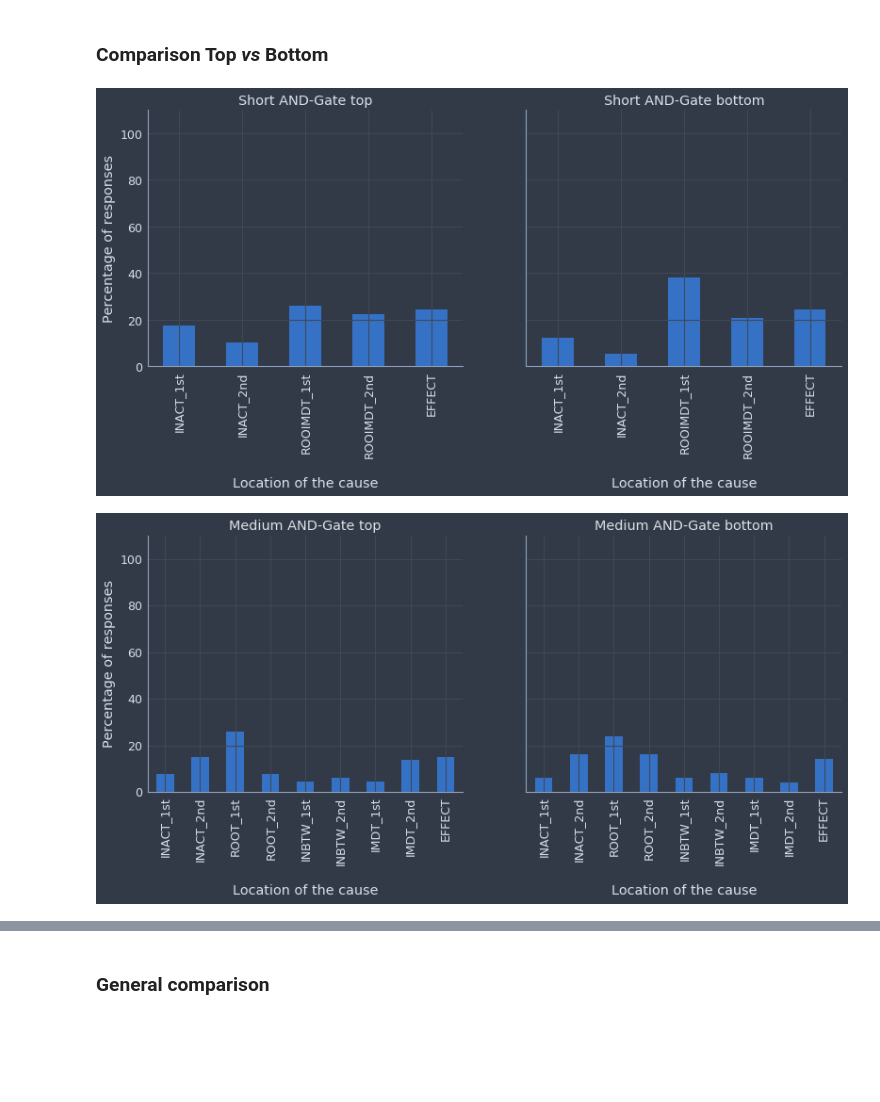
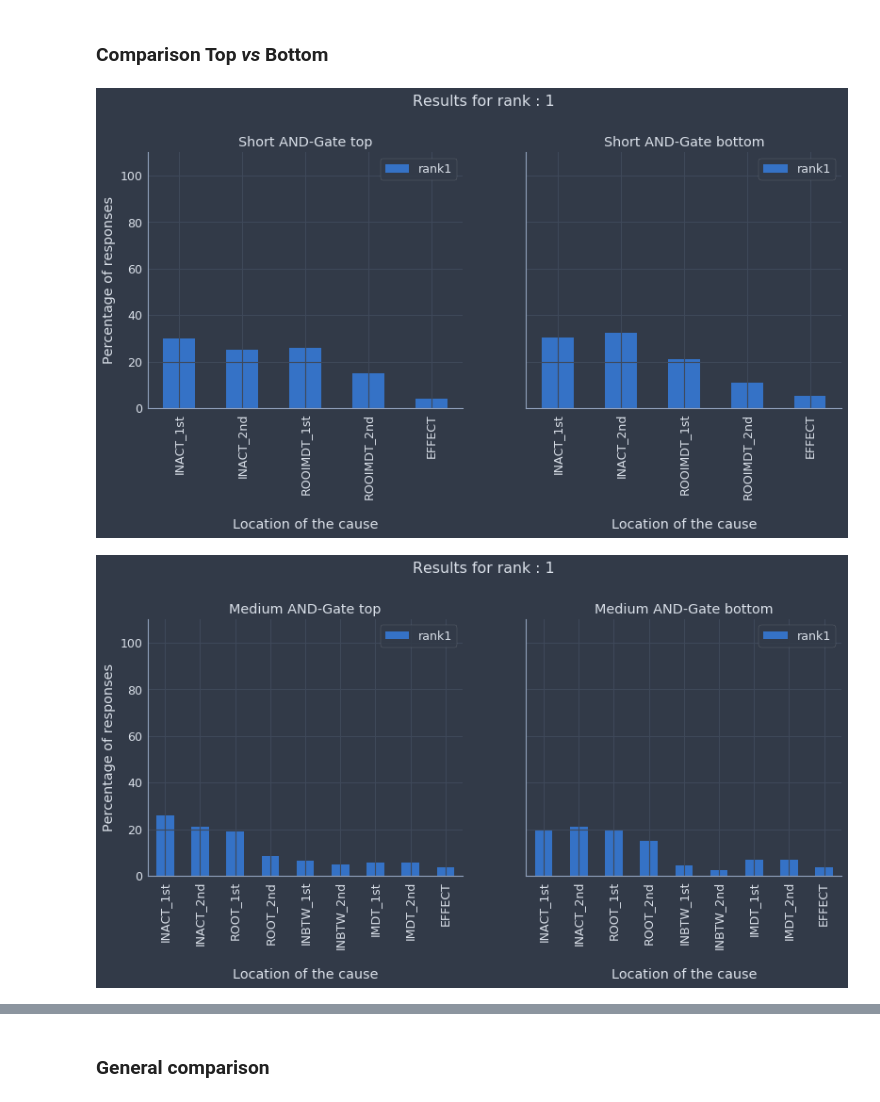
Before and after one commit to A-Fermo/continuity-cogsci21, a Jupyter notebook: analysis/analysis_E2.ipynb, the cells around one changed output, grey strips where cells are left out. Saved outputs shown, nothing was run; the diff lists cells and outputs as text; code cells hidden in the pictures; blank space fills up the shorter version.

```diff
--- a/analysis/analysis_E2.ipynb
+++ b/analysis/analysis_E2.ipynb
@@ -92,21 +79,8 @@ data_AND_Gate["branch_first"] = data_AND_Gate["branch_first"].astype("category")
 data_AND_Gate["time_interval"] = data_AND_Gate["time_interval"].astype("category")
 data_AND_Gate["nb_of_run"] = data_AND_Gate["nb_of_run"].astype("category")
 
-nodes_ranked = []
-for row in data_AND_Gate['node_selected']:
-    sel_rank = json.loads(row)
-    nodes_ranked.append(sel_rank)
-data_AND_Gate['nodes_ranked'] = pd.Series(nodes_ranked)
-
-nodes_selected = []
-for item in data_AND_Gate['nodes_ranked']:
-    nodes = []
-    for dictionary in item:
-        node = dictionary['selected']
-        nodes.append(node)
-    nodes_selected.append(nodes)
-data_AND_Gate['node_selected'] = pd.Series(nodes_selected)
-data_AND_Gate.rename(columns={'node_selected':'nodes_selected'},inplace=True)
+data_AND_Gate['node_selected'] = data_AND_Gate.apply(lambda x:json.loads(x['node_selected']),axis=1)
+data_AND_Gate.rename(columns={'node_selected':'nodes_ranked'},inplace=True)
 data_AND_Gate.head()
 # %% [output]
 |  | subject_id | rt | stimulus | sampling | nb_of_run | length | state_OR_event | branch_first | ... |
@@ -118,8 +102,0 @@ data_AND_Gate.head()
-# %%
-counts = {'node1':0,'node2':0,'node3':0,'node4':0,'node5':0,'node6':0,'node7':0,'node8':0,'node9':0,'node10':0,'node11':0,
-          'node12':0,'node13':0,'node14':0,'node15':0}
-for x in data_AND_Gate['nodes_ranked']:
-    for y in x:
-        if y['rank'] == 1:
-            counts[y['selected']]+=1
-pd.Series(counts)
@@ -143,3 +102,0 @@ dtype: int64
-# %%
-for i in data_AND_Gate[:5]['nodes_ranked']:
-    print(i)
@@ -641,14 +445,14 @@ graph([BranchLong_L,BranchLong_R],["Long AND-Gate left","Long AND-Gate right"],r
 # %%
 BranchShort_T = AndGate("short").add_filter(level="top")
 BranchMedium_T = AndGate("medium").add_filter(level="top")
 BranchLong_T = AndGate("long").add_filter(level="top")
 BranchShort_B = AndGate("short").add_filter(level="bottom")
 BranchMedium_B = AndGate("medium").add_filter(level="bottom")
 BranchLong_B = AndGate("long").add_filter(level="bottom")
 
-graph([BranchShort_T,BranchShort_B],["Short AND-Gate top","Short AND-Gate bottom"])
-graph([BranchMedium_T,BranchMedium_B],["Medium AND-Gate top","Medium AND-Gate bottom"])
-graph([BranchLong_T,BranchLong_B],["Long AND-Gate top","Long AND-Gate bottom"])
+graph([BranchShort_T,BranchShort_B],["Short AND-Gate top","Short AND-Gate bottom"],rank=1)
+graph([BranchMedium_T,BranchMedium_B],["Medium AND-Gate top","Medium AND-Gate bottom"],rank=1)
+graph([BranchLong_T,BranchLong_B],["Long AND-Gate top","Long AND-Gate bottom"],rank=1)
 # %% [output]
-[figure, old version]
+[figure, new version]
-[figure, old version]
+[figure, new version]
```
Also changed, not shown: parts of 43 cells of this notebook.
